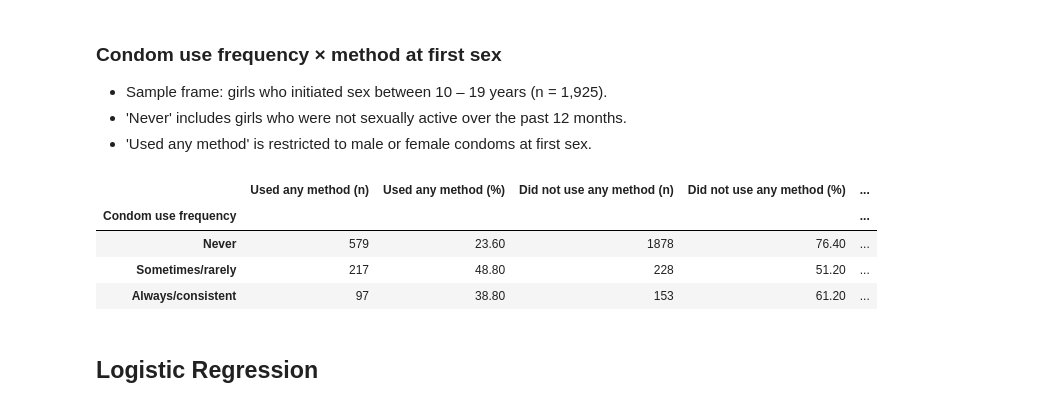
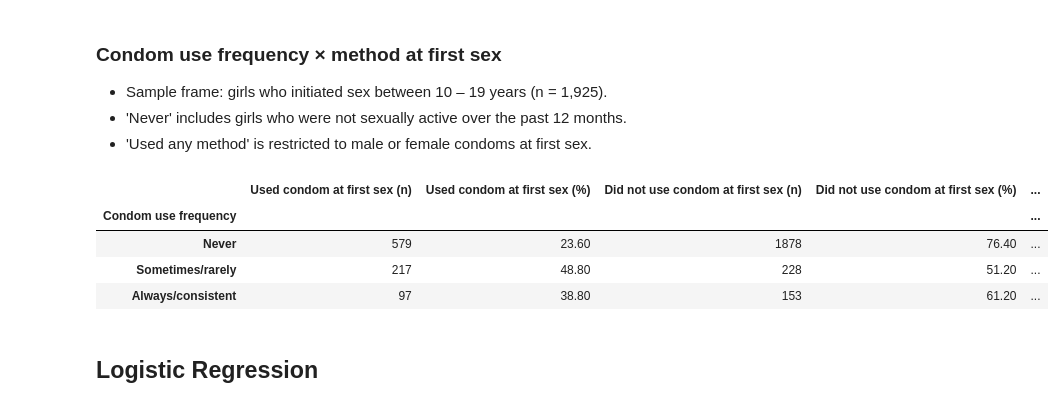
Before and after one commit to natascha-de-mondragon/teenage_pregnancy, a Jupyter notebook: notebooks/02_analysis.ipynb, the cells around one changed output. Cells and saved outputs as stored; diff of their text form; code cells hidden in the pictures.

```diff
--- a/notebooks/02_analysis.ipynb
+++ b/notebooks/02_analysis.ipynb
@@ -1755,6 +1755,12 @@ The prevalence of teenage pregnancy was higher among girls who did not use contr
 # %% [markdown]
 ### Age at first pregnancy × method at first sex
 # %%
+# Re-establish filtered d (mirrors cell 46 — makes this cell safe to re-run in isolation)
+d = df_raw.copy()
+d = d[d['sex_age'].between(10, 19)].copy()
+d['sex_age_band'] = np.where(d['sex_age'] <= 14, '10–14', '15–19')
+d = d[d['do_anything_binary'].isin([0, 1])]
+
 # Cases only in the same analytic universe (initiators 10–19; method observed)
 cases = d[d['ado_preg'].eq(1)].copy()
 
@@ -1902,43 +1908,42 @@ cond_labels = {0: 'Never', 1: 'Sometimes/rarely', 2: 'Always/consistent'}
 cases['condom_use_label'] = cases['condom_use_ord_active'].map(cond_labels)
 cases = cases[cases['condom_use_label'].notna()].copy()
 
 # Counts by condom-use label × method group
 cnt = (
     cases.groupby(['condom_use_label','method_group'])
        .size()
        .unstack('method_group')
        .reindex(index=['Never', 'Sometimes/rarely','Always/consistent'])
        .fillna(0)
 )
 
 # Row totals
-cnt['Total (n)'] = (cnt['Used any method'] + cnt['Did not use any method']).astype('Int64')
+cnt['Total (n)'] = (cnt['Used condom at first sex'] + cnt['Did not use condom at first sex']).astype('Int64')
 
 # Row-wise percentages
 den = cnt['Total (n)'].astype(float).replace(0, np.nan)
-pct = (cnt[['Used any method','Did not use any method']].astype(float)
+pct = (cnt[['Used condom at first sex','Did not use condom at first sex']].astype(float)
          .div(den, axis=0)
          .mul(100)
          .round(1)
          .fillna(0.0))
 
 # Total (%) is 100 where there is data, else 0
 pct_total = np.where(cnt['Total (n)'].fillna(0).to_numpy() > 0, 100.0, 0.0)
 
 # Assemble table
 table_condom_use = pd.DataFrame({
-    'Used any method (n)':        cnt['Used any method'],
-    'Used any method (%)':        pct['Used any method'],
-    'Did not use any method (n)': cnt['Did not use any method'],
-    'Did not use any method (%)': pct['Did not use any method'],
-    'Total (n)':                  cnt['Total (n)'],
-    'Total (%)':                  pct_total,
+    'Used condom at first sex (n)':        cnt['Used condom at first sex'],
+    'Used condom at first sex (%)':        pct['Used condom at first sex'],
+    'Did not use condom at first sex (n)': cnt['Did not use condom at first sex'],
+    'Did not use condom at first sex (%)': pct['Did not use condom at first sex'],
+    'Total (n)':                           cnt['Total (n)'],
+    'Total (%)':                           pct_total,
 })
 table_condom_use.index.name = 'Condom use frequency'
-table_condom_use.to_string()
 table_condom_use
 # %% [output]
-|  | Used any method (n) | Used any method (%) | Did not use any method (n) | Did not use any method (%) | ... |
+|  | Used condom at first sex (n) | Used condom at first sex (%) | Did not use condom at first sex (n) | Did not use condom at first sex (%) | ... |
 | Condom use frequency |  |  |  |  | ... |
 | Never | 579 | 23.60 | 1878 | 76.40 | ... |
 | Sometimes/rarely | 217 | 48.80 | 228 | 51.20 | ... |
```
Also changed, not shown: parts of 10 cells of this notebook, 6 other files.
